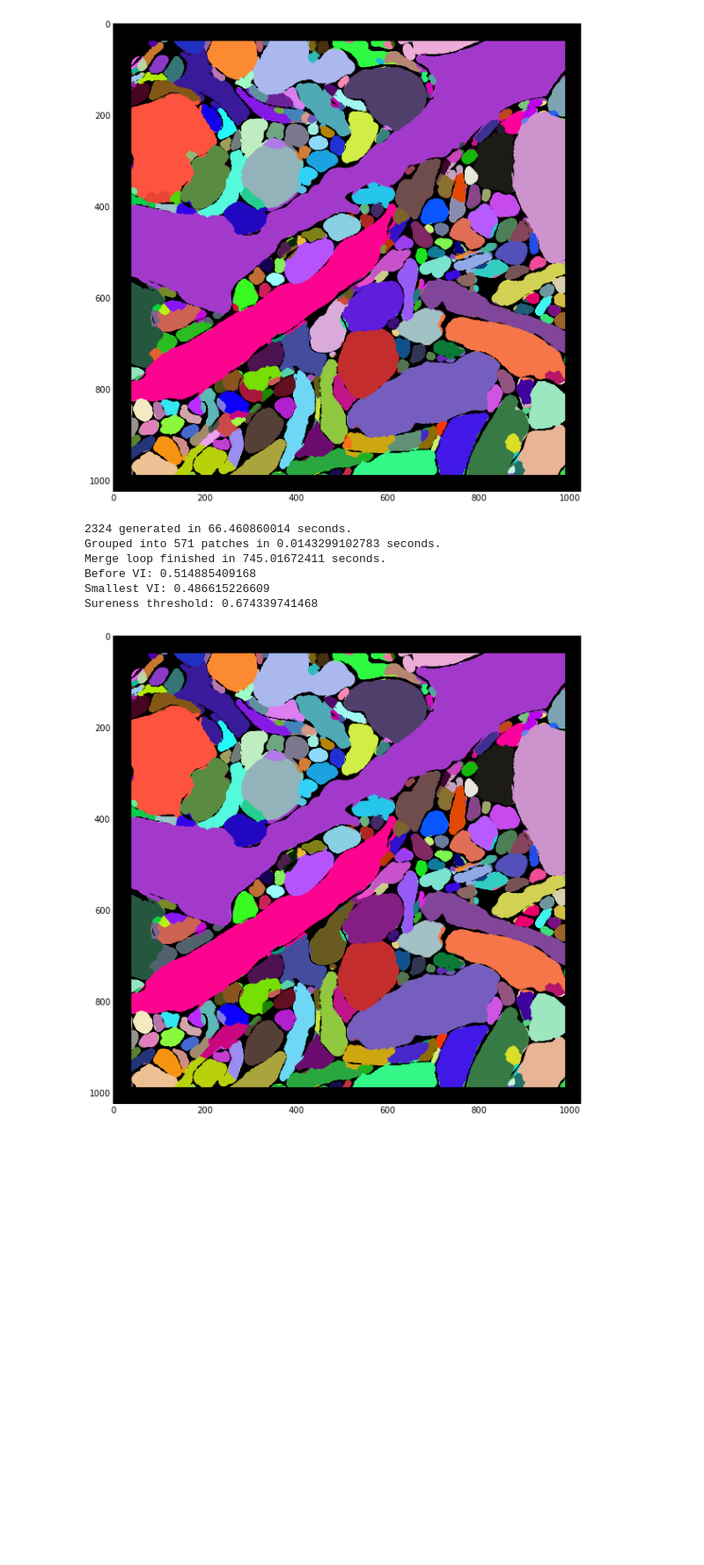
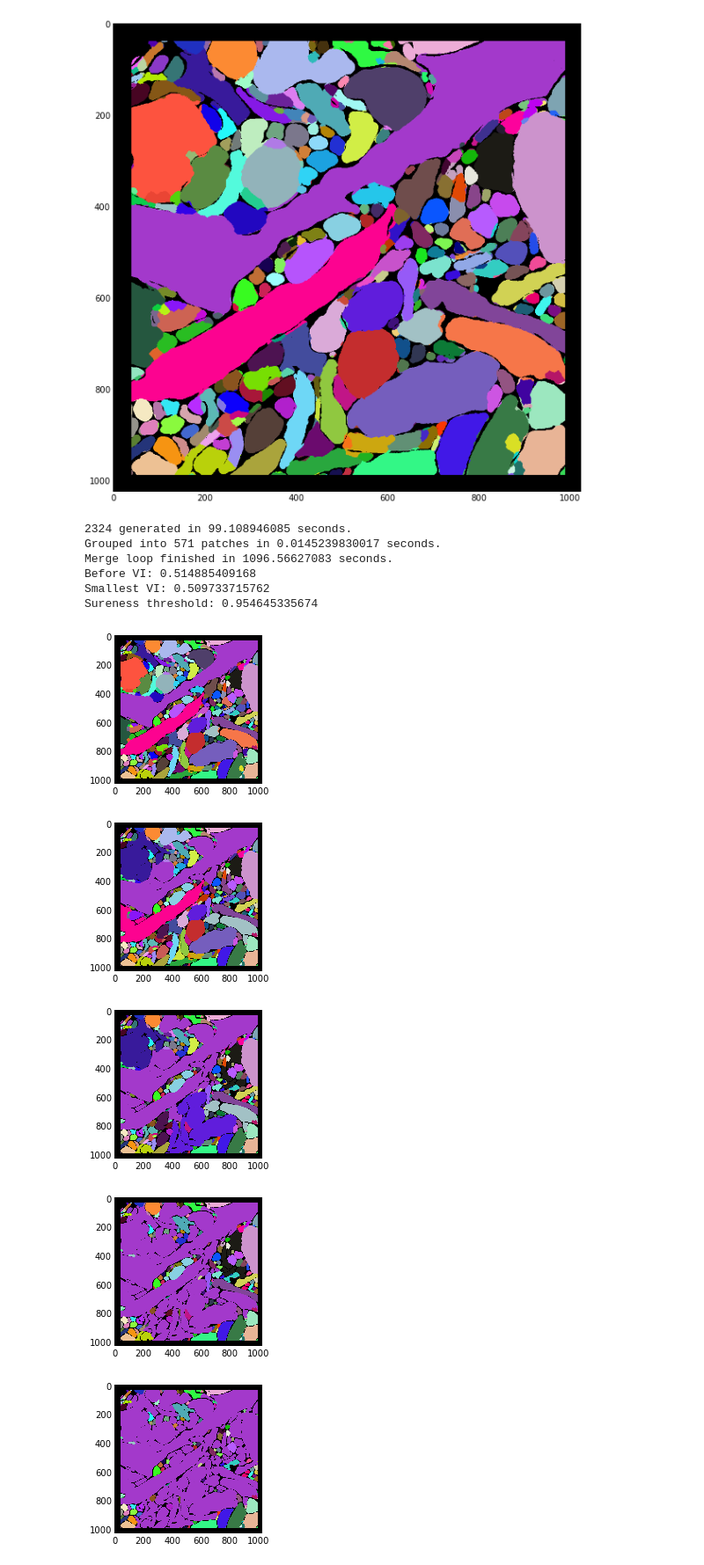
Before and after one commit to VCG/em-quality-metric, a Jupyter notebook: Reignite/debug_fixer.ipynb, the cells around one changed output. Shown at 88% size. Cells and saved outputs as stored; diff of their text form; code cells hidden in the pictures; blank space fills up the shorter version.

```diff
--- a/Reignite/debug_fixer.ipynb
+++ b/Reignite/debug_fixer.ipynb
@@ -24,0 +19,6 @@ Loading ['/Volumes/DATA1/split_cnn/patches_4th_10k/8b33e516-2311-4892-82f9-4e607
+# %%
+cnn_viren = CNN('viren_large_200', 'patches_4th', ['image','prob','merged_array', 'dyn_obj', 'dyn_bnd', 'larger_border_overlap'])
+cnn = CNN('d09fc48f-b3ec-40b0-bc38-98863eb9c95f', 'patches_4th')
+cnn_mine = CNN('mine', 'patches_4th')
+cnn_viren2 = CNN('viren_overlap', 'patches_4th', ['image', 'prob', 'merged_array', 'dyn_obj', 'dyn_bnd', 'border_overlap'])
+cnn_large = CNN('0b42dcbc-f1d9-42e2-8e2d-cf6b64a8cf76', 'patches_4th', ['image', 'prob', 'binary', 'larger_border_overlap'])
@@ -78,15 +123,19 @@ Util.view(rhoana_without_zeros, large=True)
 # %% [output]
 [figure]
 # %%
-rhoana_without_zeros_vi_s, rhoana_without_zeros_merge_pairs, rhoana_without_zeros_surenesses = Fixer.splits(cnn, input_image, input_prob, rhoana_without_zeros, framed_gold)
+rhoana_without_zeros_vi_s, rhoana_without_zeros_merge_pairs, rhoana_without_zeros_surenesses = Fixer.splits(cnn, input_image, input_prob, input_rhoana, framed_gold)
 # %% [output]
-2324 generated in 66.460860014 seconds.
-Grouped into 571 patches in 0.0143299102783 seconds.
-Merge loop finished in 745.01672411 seconds.
+2324 generated in 99.108946085 seconds.
+Grouped into 571 patches in 0.0145239830017 seconds.
+Merge loop finished in 1096.56627083 seconds.
 Before VI: 0.514885409168
-Smallest VI: 0.486615226609
-Sureness threshold: 0.674339741468
+Smallest VI: 0.509733715762
+Sureness threshold: 0.954645335674
 # %%
-Util.merge_steps(rhoana_without_zeros, rhoana_without_zeros_merge_pairs, best=rhoana_without_zeros_vi_s.index(np.min(rhoana_without_zeros_vi_s)))
+Util.merge_steps(rhoana_without_zeros, rhoana_without_zeros_merge_pairs)#, best=rhoana_without_zeros_vi_s.index(np.min(rhoana_without_zeros_vi_s)))
 # %% [output]
-[figure, old version]
+[figure, new version]
+[figure, added]
+[figure, added]
+[figure, added]
+[figure, added]
```
Also changed, not shown: parts of 19 cells of this notebook, 42 other files.
